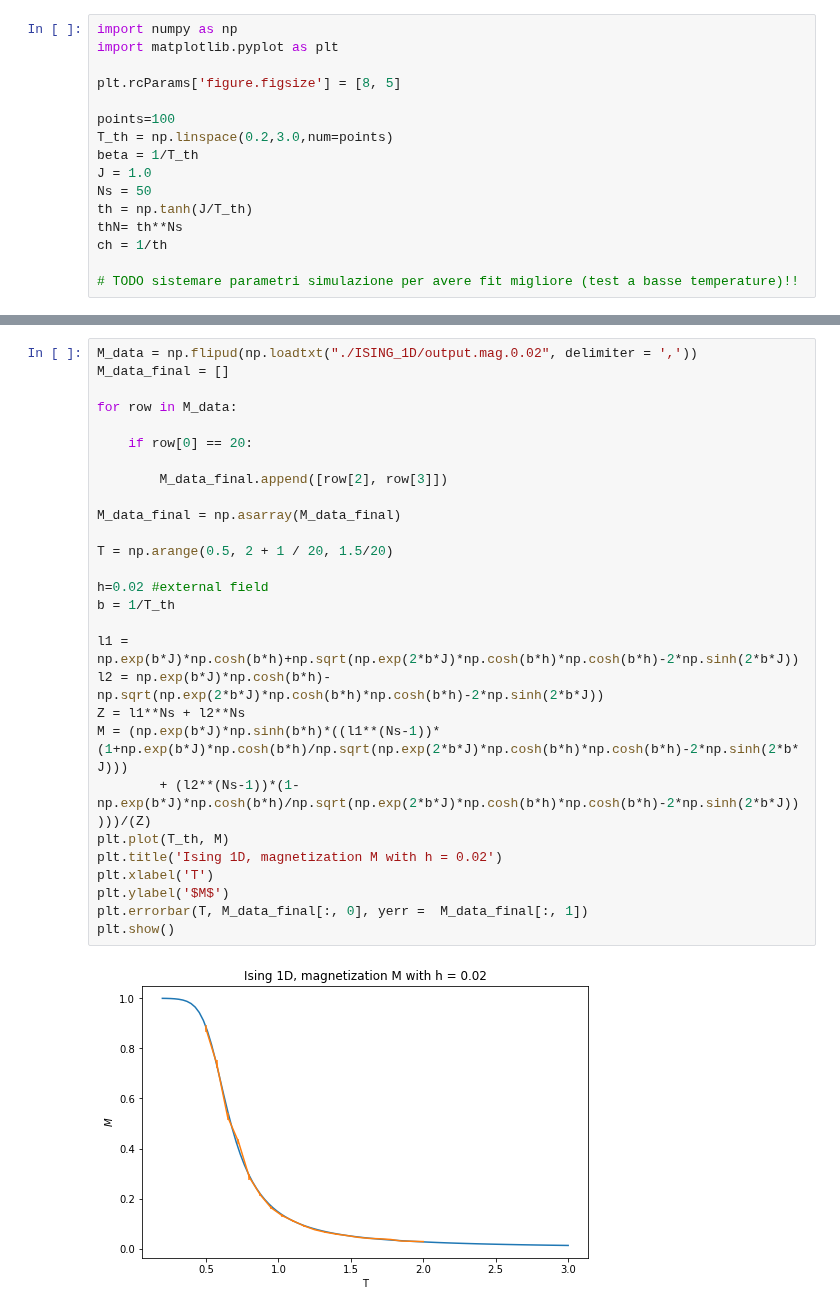
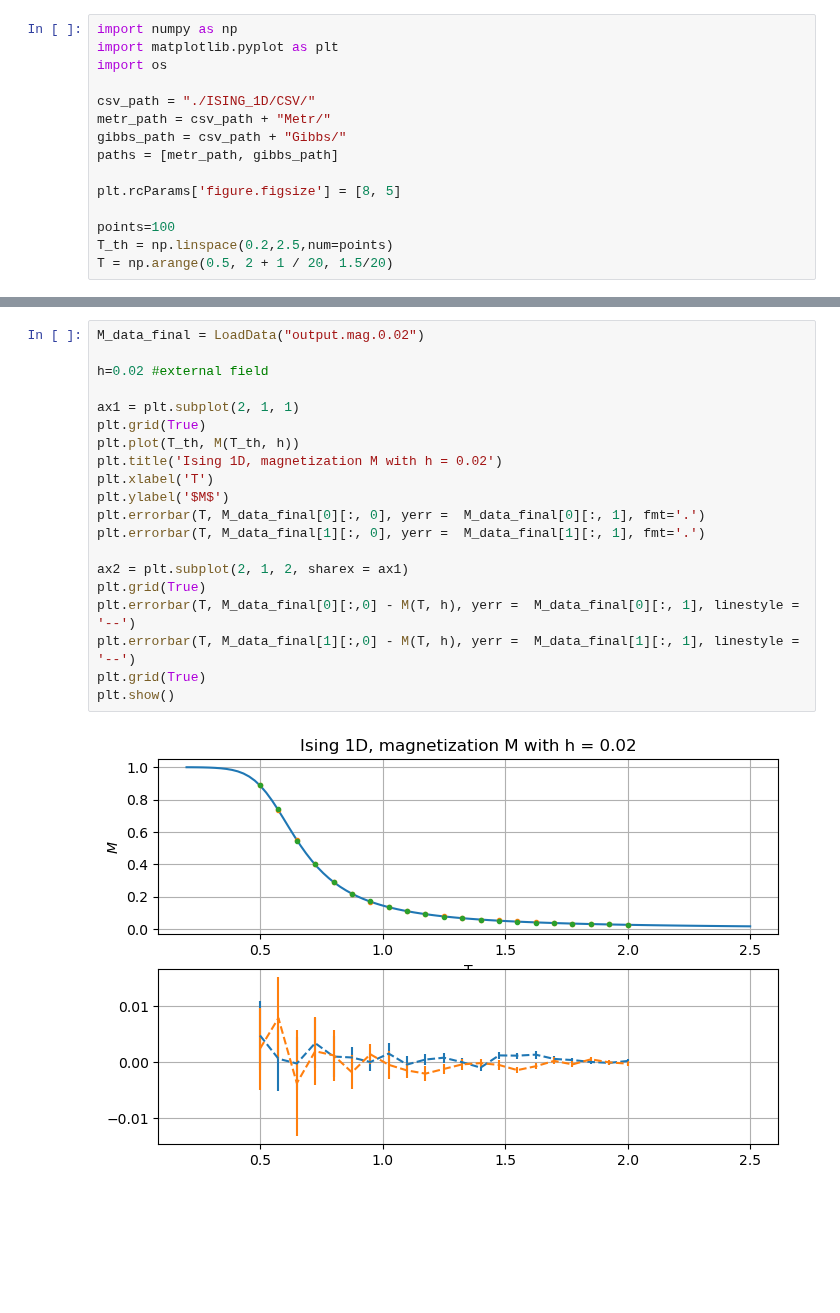
Before and after one commit to YggdrasilUrthr/NSL, a Jupyter notebook: Lab6/Lab6.ipynb, the cells around one changed output, grey strips where cells are left out. Saved outputs shown, nothing was run; the diff lists cells and outputs as text; blank space fills up the shorter version.

```diff
--- a/Lab6/Lab6.ipynb
+++ b/Lab6/Lab6.ipynb
@@ -1,16 +1,15 @@
 # %%
 import numpy as np
 import matplotlib.pyplot as plt
+import os
+
+csv_path = "./ISING_1D/CSV/"
+metr_path = csv_path + "Metr/"
+gibbs_path = csv_path + "Gibbs/"
+paths = [metr_path, gibbs_path]
 
 plt.rcParams['figure.figsize'] = [8, 5]
 
 points=100
-T_th = np.linspace(0.2,3.0,num=points)
-beta = 1/T_th
-J = 1.0
-Ns = 50
-th = np.tanh(J/T_th)
-thN= th**Ns
-ch = 1/th
-
-# TODO sistemare parametri simulazione per avere fit migliore (test a basse temperature)!!
+T_th = np.linspace(0.2,2.5,num=points)
+T = np.arange(0.5, 2 + 1 / 20, 1.5/20)
@@ -88,30 +163,22 @@ plt.show()
 # %%
-M_data = np.flipud(np.loadtxt("./ISING_1D/output.mag.0.02", delimiter = ','))
-M_data_final = []
-
-for row in M_data:
-
-    if row[0] == 20:
-
-        M_data_final.append([row[2], row[3]])
-
-M_data_final = np.asarray(M_data_final)
-
-T = np.arange(0.5, 2 + 1 / 20, 1.5/20)
+M_data_final = LoadData("output.mag.0.02")
 
 h=0.02 #external field
-b = 1/T_th
 
-l1 = np.exp(b*J)*np.cosh(b*h)+np.sqrt(np.exp(2*b*J)*np.cosh(b*h)*np.cosh(b*h)-2*np.sinh(2*b*J))
-l2 = np.exp(b*J)*np.cosh(b*h)-np.sqrt(np.exp(2*b*J)*np.cosh(b*h)*np.cosh(b*h)-2*np.sinh(2*b*J))
-Z = l1**Ns + l2**Ns
-M = (np.exp(b*J)*np.sinh(b*h)*((l1**(Ns-1))*(1+np.exp(b*J)*np.cosh(b*h)/np.sqrt(np.exp(2*b*J)*np.cosh(b*h)*np.cosh(b*h)-2*np.sinh(2*b*J)))
-        + (l2**(Ns-1))*(1-np.exp(b*J)*np.cosh(b*h)/np.sqrt(np.exp(2*b*J)*np.cosh(b*h)*np.cosh(b*h)-2*np.sinh(2*b*J)))))/(Z)
-plt.plot(T_th, M)
+ax1 = plt.subplot(2, 1, 1)
+plt.grid(True)
+plt.plot(T_th, M(T_th, h))
 plt.title('Ising 1D, magnetization M with h = 0.02')
 plt.xlabel('T')
 plt.ylabel('$M$')
-plt.errorbar(T, M_data_final[:, 0], yerr =  M_data_final[:, 1])
+plt.errorbar(T, M_data_final[0][:, 0], yerr =  M_data_final[0][:, 1], fmt='.')
+plt.errorbar(T, M_data_final[1][:, 0], yerr =  M_data_final[1][:, 1], fmt='.')
+
+ax2 = plt.subplot(2, 1, 2, sharex = ax1)
+plt.grid(True)
+plt.errorbar(T, M_data_final[0][:,0] - M(T, h), yerr =  M_data_final[0][:, 1], linestyle = '--')
+plt.errorbar(T, M_data_final[1][:,0] - M(T, h), yerr =  M_data_final[1][:, 1], linestyle = '--')
+plt.grid(True)
 plt.show()
 # %% [output]
-[figure, old version]
+[figure, new version]
```
Also changed, not shown: parts of 11 cells of this notebook, 54 other files.
